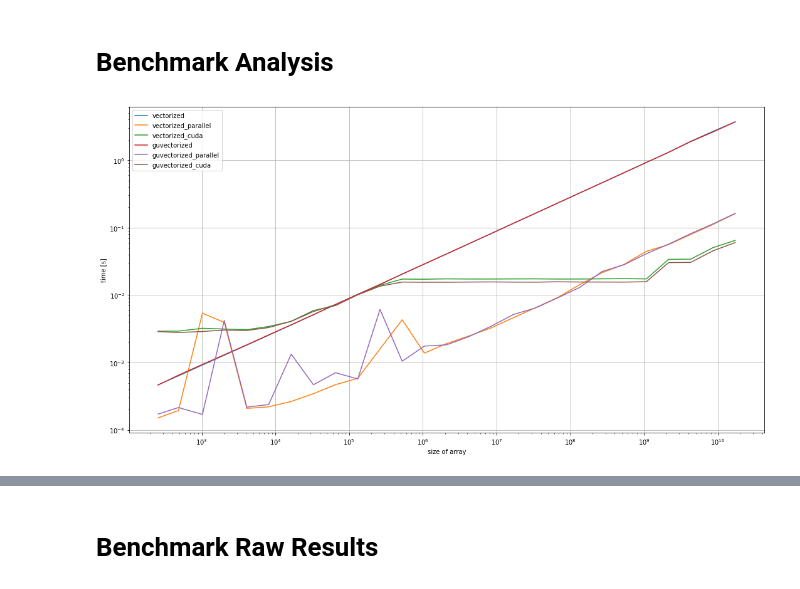
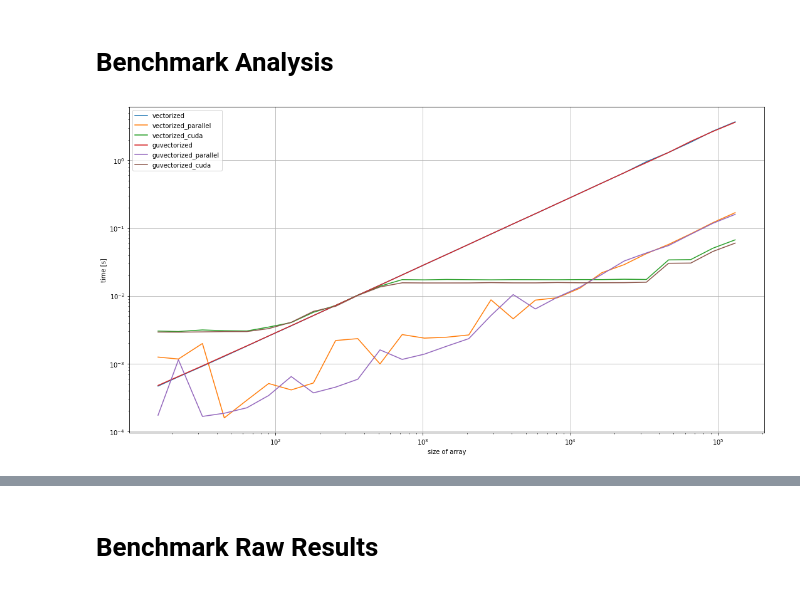
Before and after one commit to pleiszenburg/bulk_propagate, a Jupyter notebook: test_05.ipynb, the cells around one changed output, grey strips where cells are left out. Saved outputs shown, nothing was run; the diff lists cells and outputs as text; code cells hidden in the pictures.

Commit message:
label fix

```diff
--- a/test_05.ipynb
+++ b/test_05.ipynb
@@ -198,18 +198,18 @@ s, r = benchmark()
 # %%
 def plot_all(sizes, results):
     fig, ax = plt.subplots(figsize = (15, 8))
     for name, values in results.items():
-        ax.loglog(sizes ** 2, values, label = name)
+        ax.loglog(sizes, values, label = name)
     ax.legend()
     ax.set_xlabel('size of array')
     ax.set_ylabel('time [s]')
     ax.grid()
     fig.tight_layout()
     fig.savefig('plot_all.jpg')
 
 plot_all(s, r)
 # %% [output]
-[figure, old version]
+[figure, new version]
 # %%
 def plot_relative_speedup(sizes, results, pairs):
     fig, ax = plt.subplots(figsize = (15, 8))
```
Also changed, not shown: parts of 2 cells of this notebook.
